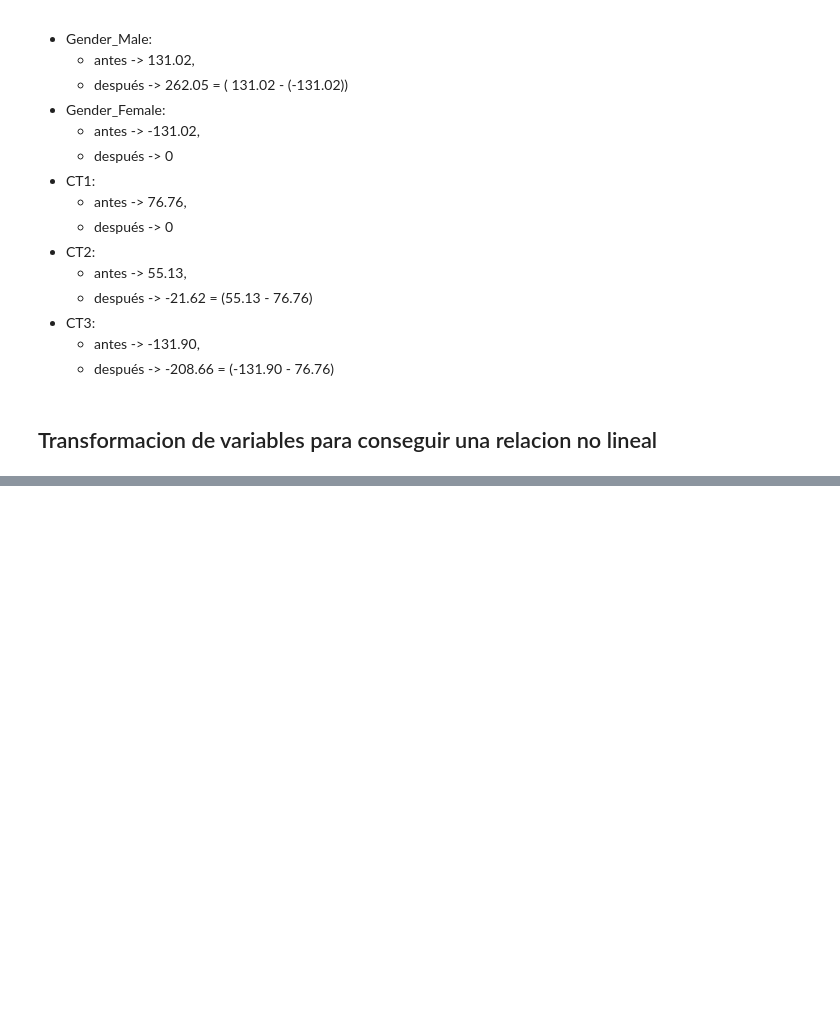
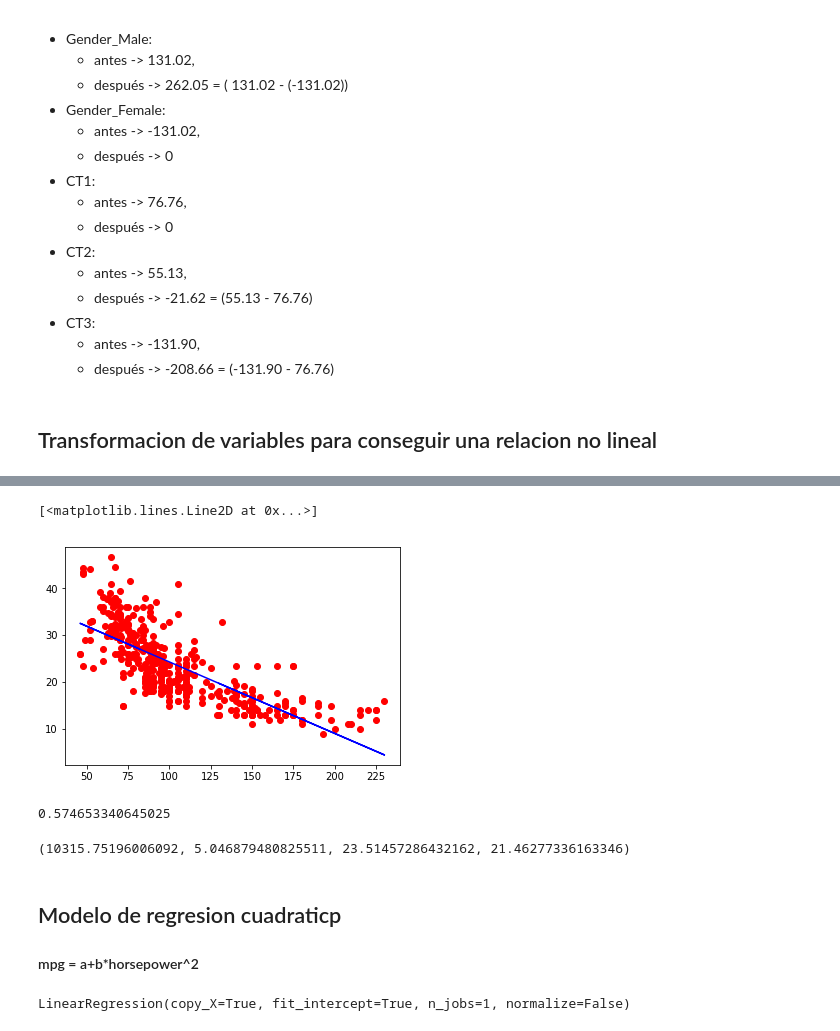
Before and after one commit to juancarestre/bigDataCourse, a Jupyter notebook: 4 Linear Regression/5 - Linear Regression - Problemas de la regresion lineal.ipynb, the cells around one changed output, grey strips where cells are left out. Drawn from its saved outputs; the diff is of its cells as text; code cells hidden in the pictures; blank space fills up the shorter version.

```diff
--- a/4 Linear Regression/5 - Linear Regression - Problemas de la regresion lineal.ipynb
+++ b/4 Linear Regression/5 - Linear Regression - Problemas de la regresion lineal.ipynb
@@ -233,0 +275,22 @@ Los cambios se reflejan en
+# %%
+%matplotlib inline
+plt.plot(X,Y,'ro')
+plt.plot(X,lm.predict(X_data),color='blue')
+# %% [output]
+[<matplotlib.lines.Line2D at 0x...>]
+[figure, added]
+# %%
+lm.score(X_data,Y)
+# %% [output]
+0.574653340645025
+# %%
+SSD = np.sum((Y - lm.predict(X_data))**2)
+RSE = np.sqrt(SSD/(len(X_data)-1))
+y_mean = np.mean(Y)
+error = RSE/y_mean
+SSD,RSE,y_mean,error*100
+# %% [output]
+(10315.75196006092, 5.046879480825511, 23.51457286432162, 21.46277336163346)
+# %% [markdown]
+## Modelo de regresion cuadraticp
+#### mpg = a+b*horsepower^2
@@ -233,0 +300,5 @@ Los cambios se reflejan en
+# %%
+lm = LinearRegression()
+lm.fit(X_data,Y)
+# %% [output]
+LinearRegression(copy_X=True, fit_intercept=True, n_jobs=1, normalize=False)
```
Also changed, not shown: parts of 22 cells of this notebook, 1 other file.
